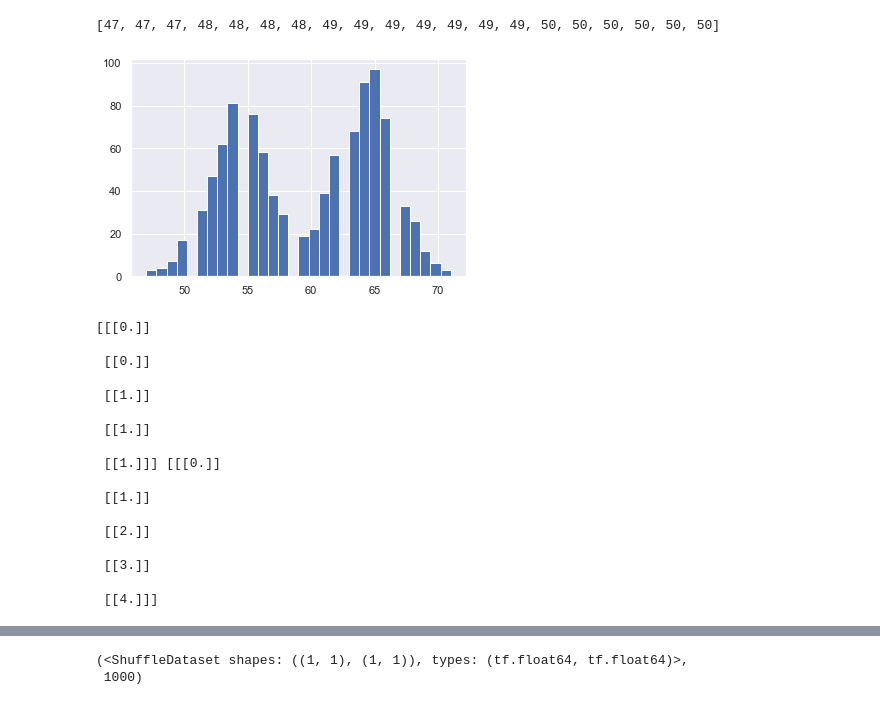
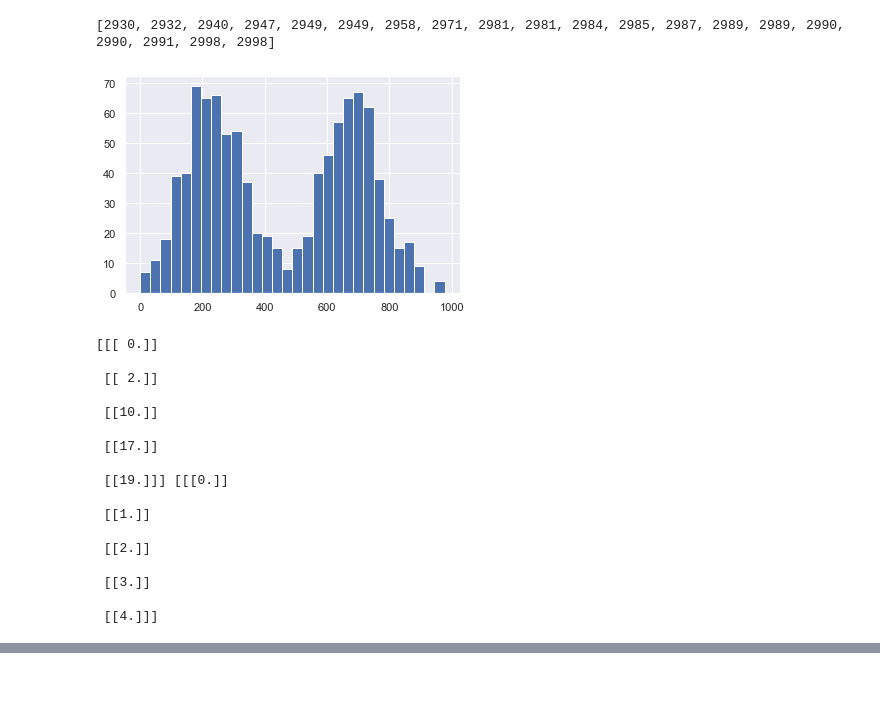
Before and after one commit to dsillman2000/CS490LDA-Project1, a Jupyter notebook: moremodeltesting.ipynb, the cells around one changed output, grey strips where cells are left out. Saved outputs shown, nothing was run; the diff lists cells and outputs as text; code cells hidden in the pictures.

```diff
--- a/moremodeltesting.ipynb
+++ b/moremodeltesting.ipynb
@@ -10,33 +10,33 @@ import os
 sns.set()
 # %%
 L = 1000
-test = SortedList.fromlist(np.abs(np.random.normal(np.sqrt(3*L), 0.0025*L, size=L) + 0.01*L*np.random.randint(2,size=L)).astype(int))
+test = SortedList.fromlist(np.abs(np.random.normal(np.sqrt(10)*L, 0.1*L, size=L) + 0.45*L*np.random.randint(2,size=L)).astype(int))
 print(test[:20])
-plt.hist(test, bins=30)
-plt.show()
 # %% [output]
-[47, 47, 47, 48, 48, 48, 48, 49, 49, 49, 49, 49, 49, 49, 50, 50, 50, 50, 50, 50]
+[2930, 2932, 2940, 2947, 2949, 2949, 2958, 2971, 2981, 2981, 2984, 2985, 2987, 2989, 2989, 2990, 2990, 2991, 2998, 2998]
-[figure, removed]
 # %%
 tests = enumerate(test)
 testy, testx = zip(*tests)
 testx = np.array(list(testx), dtype=np.float64).reshape(-1,1,1)
 testx -= min(testx)
 testy = np.array(list(testy), dtype=np.float64).reshape(-1,1,1)
+plt.hist(testx.flatten(), bins=30)
+plt.show()
 print(testx[:5],testy[:5])
 dataset = tf.data.Dataset.from_tensor_slices((testx, testy))
 dataset = dataset.shuffle(L)
 dataset, len(dataset)
 # %% [output]
+[figure, added]
-[[[0.]]
+[[[ 0.]]
 
- [[0.]]
+ [[ 2.]]
 
- [[1.]]
+ [[10.]]
 
- [[1.]]
+ [[17.]]
 
- [[1.]]] [[[0.]]
+ [[19.]]] [[[0.]]
 
  [[1.]]
 
@@ -50,3 +50 @@ To enable them in other operations, rebuild TensorFlow with the appropriate comp
-(<ShuffleDataset shapes: ((1, 1), (1, 1)), types: (tf.float64, tf.float64)>,
- 1000)
 # %%
```
Also changed, not shown: parts of 4 cells of this notebook, 38 other files.
